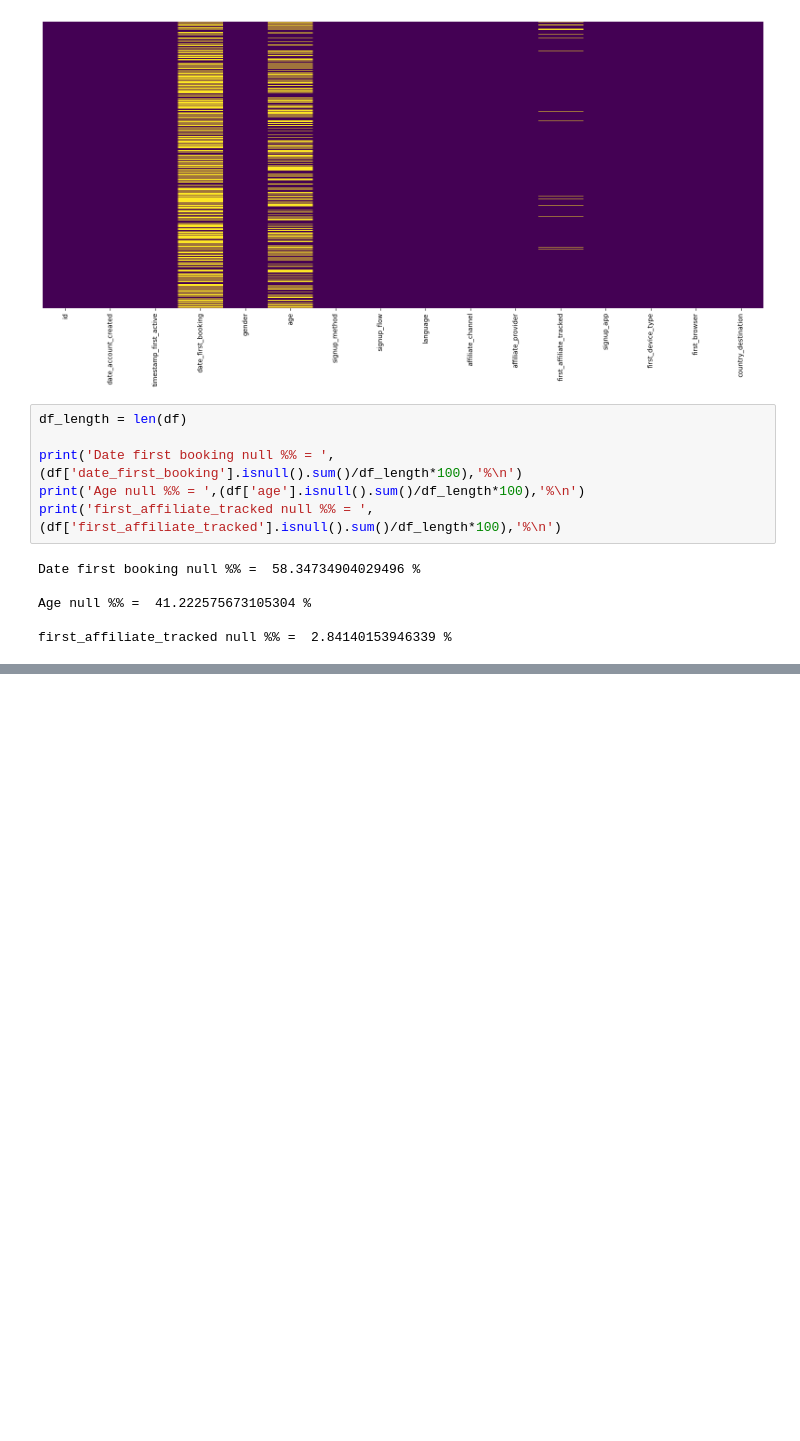
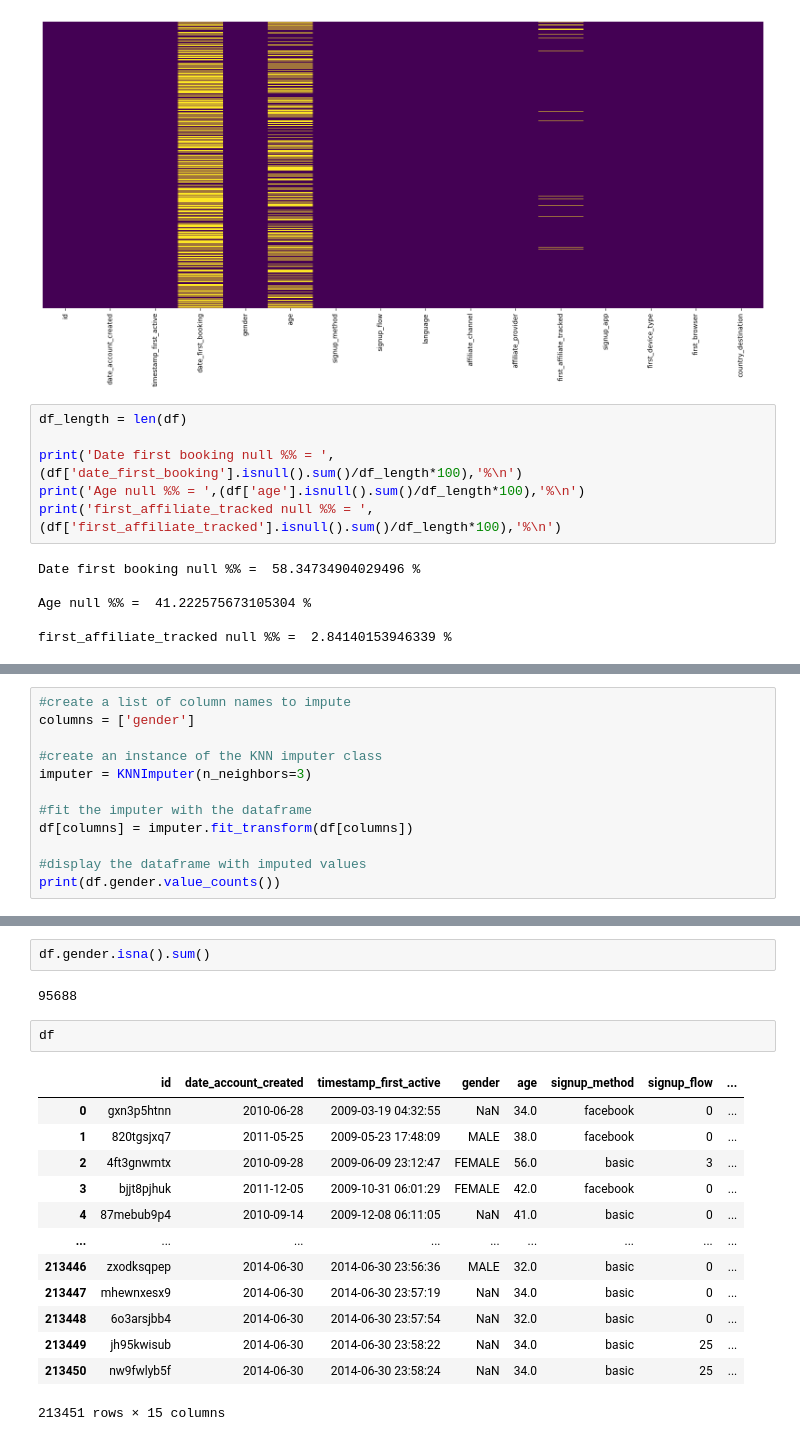
Before and after one commit to momokhattab98/Udacity_airbnb_SL, a Jupyter notebook: notebooks/03_Cleaning.ipynb, the cells around one changed output, grey strips where cells are left out. Drawn from its saved outputs; the diff is of its cells as text; blank space fills up the shorter version.

```diff
--- a/notebooks/03_Cleaning.ipynb
+++ b/notebooks/03_Cleaning.ipynb
@@ -88,0 +395,12 @@ first_affiliate_tracked null %% =  2.84140153946339 %
+# %%
+#create a list of column names to impute
+columns = ['gender']
+
+#create an instance of the KNN imputer class
+imputer = KNNImputer(n_neighbors=3)
+
+#fit the imputer with the dataframe
+df[columns] = imputer.fit_transform(df[columns])
+
+#display the dataframe with imputed values
+print(df.gender.value_counts())
@@ -88,0 +416,20 @@ first_affiliate_tracked null %% =  2.84140153946339 %
+# %%
+df.gender.isna().sum()
+# %% [output]
+95688
+# %%
+df
+# %% [output]
+|  | id | date_account_created | timestamp_first_active | gender | age | signup_method | signup_flow | ... |
+| 0 | gxn3p5htnn | 2010-06-28 | 2009-03-19 04:32:55 | NaN | 34.0 | facebook | 0 | ... |
+| 1 | 820tgsjxq7 | 2011-05-25 | 2009-05-23 17:48:09 | MALE | 38.0 | facebook | 0 | ... |
+| 2 | 4ft3gnwmtx | 2010-09-28 | 2009-06-09 23:12:47 | FEMALE | 56.0 | basic | 3 | ... |
+| 3 | bjjt8pjhuk | 2011-12-05 | 2009-10-31 06:01:29 | FEMALE | 42.0 | facebook | 0 | ... |
+| 4 | 87mebub9p4 | 2010-09-14 | 2009-12-08 06:11:05 | NaN | 41.0 | basic | 0 | ... |
+| ... | ... | ... | ... | ... | ... | ... | ... | ... |
+| 213446 | zxodksqpep | 2014-06-30 | 2014-06-30 23:56:36 | MALE | 32.0 | basic | 0 | ... |
+| 213447 | mhewnxesx9 | 2014-06-30 | 2014-06-30 23:57:19 | NaN | 34.0 | basic | 0 | ... |
+| 213448 | 6o3arsjbb4 | 2014-06-30 | 2014-06-30 23:57:54 | NaN | 32.0 | basic | 0 | ... |
+| 213449 | jh95kwisub | 2014-06-30 | 2014-06-30 23:58:22 | NaN | 34.0 | basic | 25 | ... |
+| 213450 | nw9fwlyb5f | 2014-06-30 | 2014-06-30 23:58:24 | NaN | 34.0 | basic | 25 | ... |
+213451 rows × 15 columns
```
Also changed, not shown: parts of 37 cells of this notebook, 4 other files.
